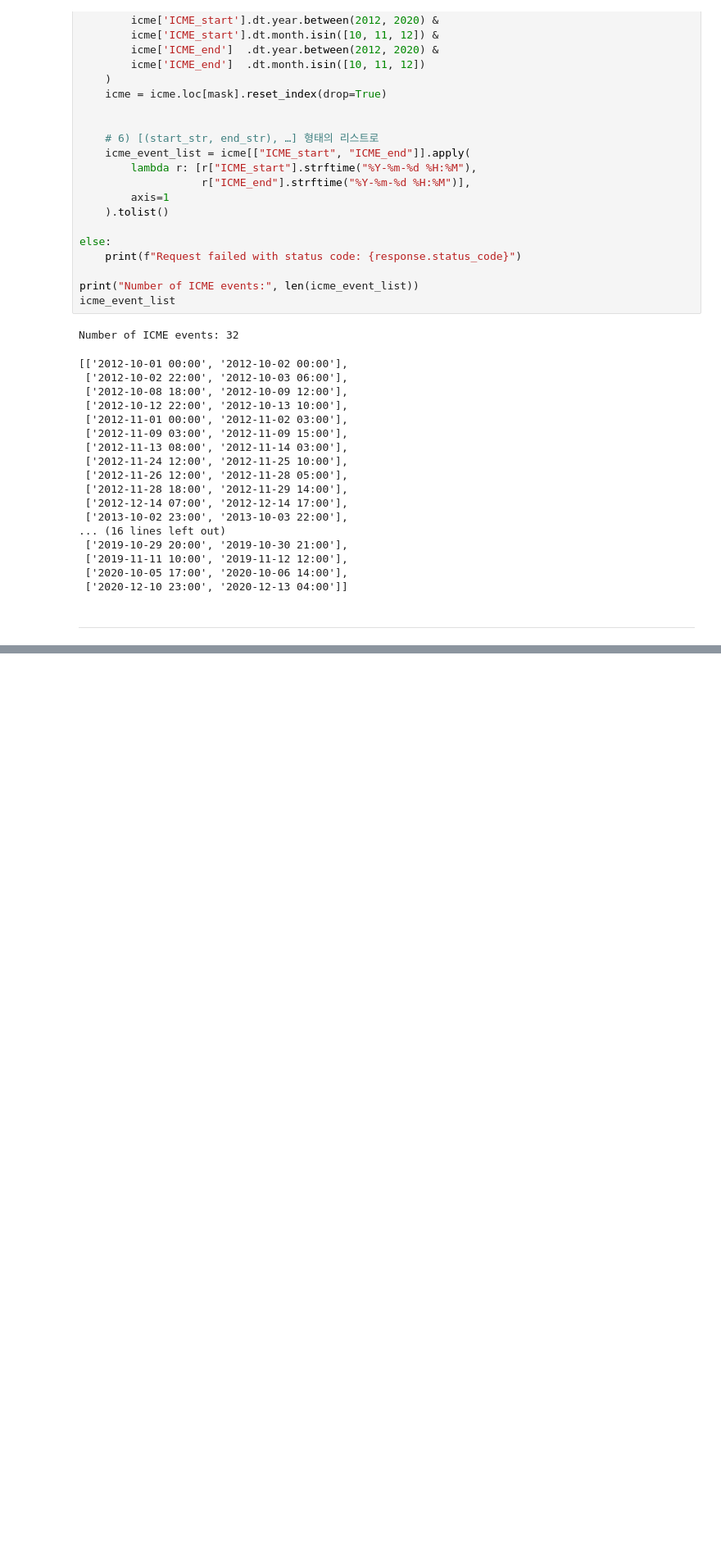
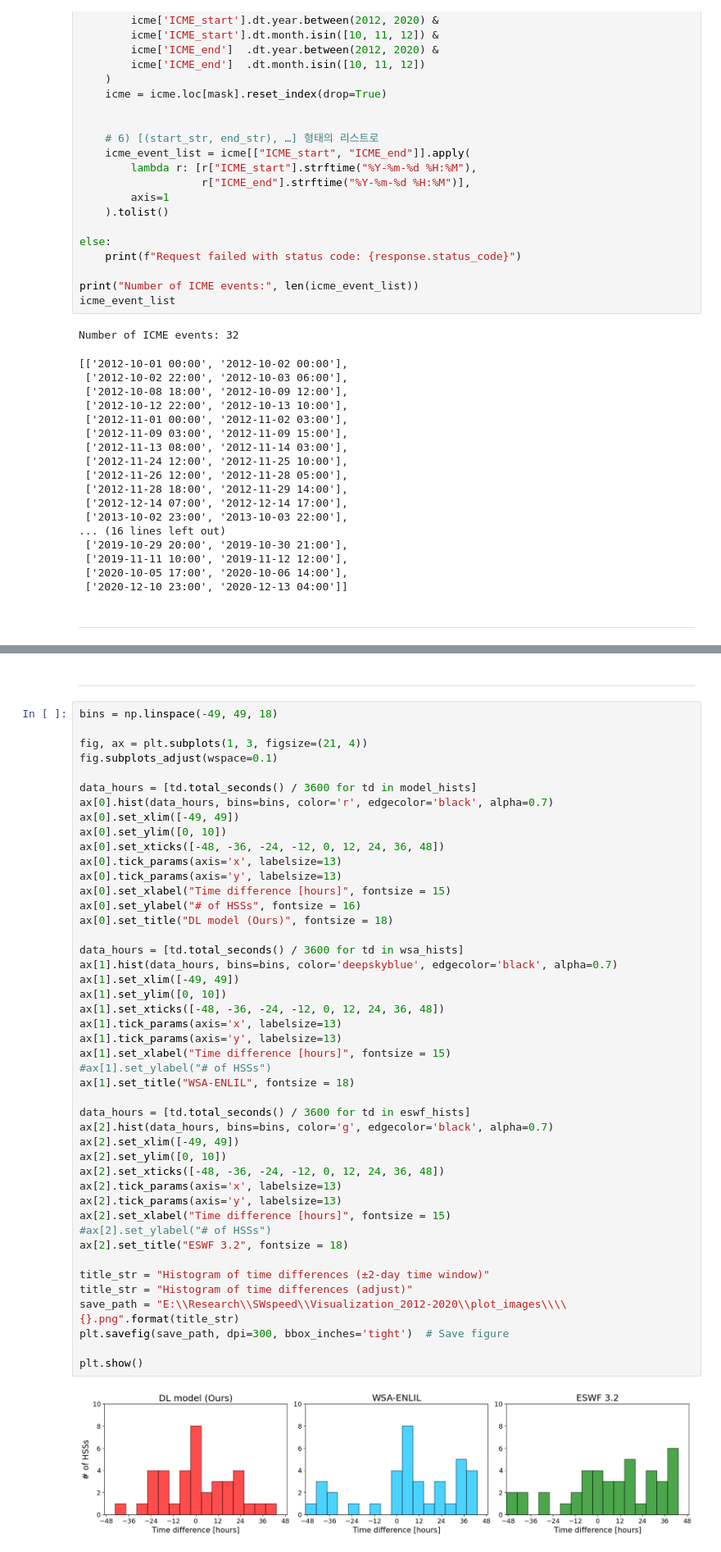
Before and after one commit to coffee77iruk/SW_Speed_comparison, a Jupyter notebook: event_based_verification.ipynb, the cells around one changed output, grey strips where cells are left out. Shown at 82% size. Drawn from its saved outputs; the diff is of its cells as text; blank space fills up the shorter version.

```diff
--- a/event_based_verification.ipynb
+++ b/event_based_verification.ipynb
@@ -1053,0 +997,49 @@ for year in sorted_by_years:
+# %% [markdown]
+---
+# %%
+bins = np.linspace(-49, 49, 18)
+
+fig, ax = plt.subplots(1, 3, figsize=(21, 4))
+fig.subplots_adjust(wspace=0.1)
+
+data_hours = [td.total_seconds() / 3600 for td in model_hists]
+ax[0].hist(data_hours, bins=bins, color='r', edgecolor='black', alpha=0.7)
+ax[0].set_xlim([-49, 49])
+ax[0].set_ylim([0, 10])
+ax[0].set_xticks([-48, -36, -24, -12, 0, 12, 24, 36, 48])
+ax[0].tick_params(axis='x', labelsize=13)
+ax[0].tick_params(axis='y', labelsize=13)
+ax[0].set_xlabel("Time difference [hours]", fontsize = 15)
+ax[0].set_ylabel("# of HSSs", fontsize = 16)
+ax[0].set_title("DL model (Ours)", fontsize = 18)
+
+data_hours = [td.total_seconds() / 3600 for td in wsa_hists]
+ax[1].hist(data_hours, bins=bins, color='deepskyblue', edgecolor='black', alpha=0.7)
+ax[1].set_xlim([-49, 49])
+ax[1].set_ylim([0, 10])
+ax[1].set_xticks([-48, -36, -24, -12, 0, 12, 24, 36, 48])
+ax[1].tick_params(axis='x', labelsize=13)
+ax[1].tick_params(axis='y', labelsize=13)
+ax[1].set_xlabel("Time difference [hours]", fontsize = 15)
+#ax[1].set_ylabel("# of HSSs")
+ax[1].set_title("WSA-ENLIL", fontsize = 18)
+
+data_hours = [td.total_seconds() / 3600 for td in eswf_hists]
+ax[2].hist(data_hours, bins=bins, color='g', edgecolor='black', alpha=0.7)
+ax[2].set_xlim([-49, 49])
+ax[2].set_ylim([0, 10])
+ax[2].set_xticks([-48, -36, -24, -12, 0, 12, 24, 36, 48])
+ax[2].tick_params(axis='x', labelsize=13)
+ax[2].tick_params(axis='y', labelsize=13)
+ax[2].set_xlabel("Time difference [hours]", fontsize = 15)
+#ax[2].set_ylabel("# of HSSs")
+ax[2].set_title("ESWF 3.2", fontsize = 18)
+
+title_str = "Histogram of time differences (±2-day time window)"
+title_str = "Histogram of time differences (adjust)"
+save_path = "E:\\Research\\SWspeed\\Visualization_2012-2020\\plot_images\\\\{}.png".format(title_str)
+plt.savefig(save_path, dpi=300, bbox_inches='tight')  # Save figure
+
+plt.show()
+# %% [output]
+[figure, added]
```
Also changed, not shown: parts of 8 cells of this notebook, 1 other file.
